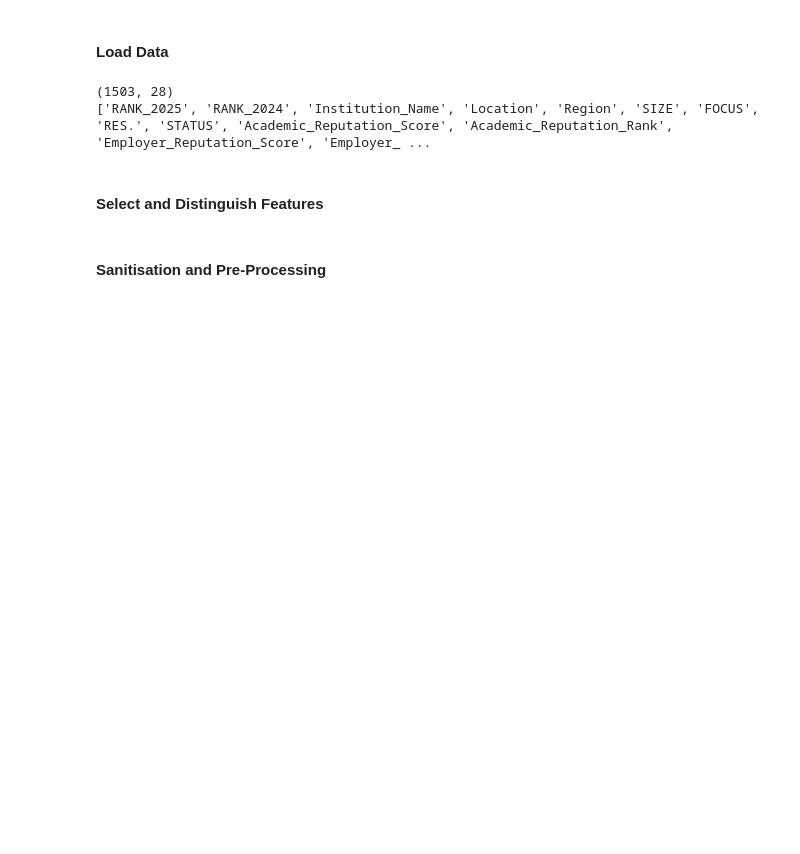
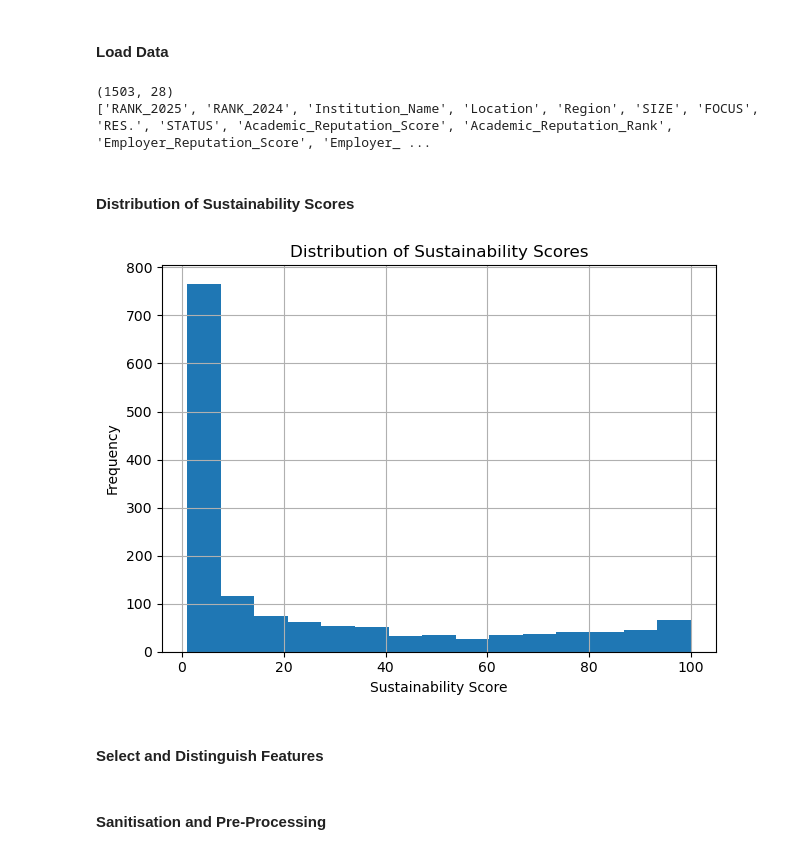
Before and after one commit to Jawad12256/QS-World-University-Rankings-2025-Analysis, a Jupyter notebook: SustainabilityAnalysis.ipynb, the cells around one changed output. Drawn from its saved outputs; the diff is of its cells as text; code cells hidden in the pictures; blank space fills up the shorter version.

Commit message:
Added plotting of sustainability score distribution
Happy Birthday, Mr Savage!

```diff
--- a/SustainabilityAnalysis.ipynb
+++ b/SustainabilityAnalysis.ipynb
@@ -46,6 +46,18 @@ target = "Sustainability_Score"
 # %% [output]
 (1503, 28)
 ['RANK_2025', 'RANK_2024', 'Institution_Name', 'Location', 'Region', 'SIZE', 'FOCUS', 'RES.', 'STATUS', 'Academic_Reputation_Score', 'Academic_Reputation_Rank', 'Employer_Reputation_Score', 'Employer_ ...
+# %% [markdown]
+#### Distribution of Sustainability Scores
+# %%
+y = df[target]
+y.hist(bins=15)
+plt.title("Distribution of Sustainability Scores")
+plt.xlabel("Sustainability Score")
+plt.ylabel("Frequency")
+plt.tight_layout()
+plt.show()
+# %% [output]
+[figure, added]
 # %% [markdown]
 #### Select and Distinguish Features
 # %%
```
Also changed, not shown: parts of 1 cell of this notebook.
